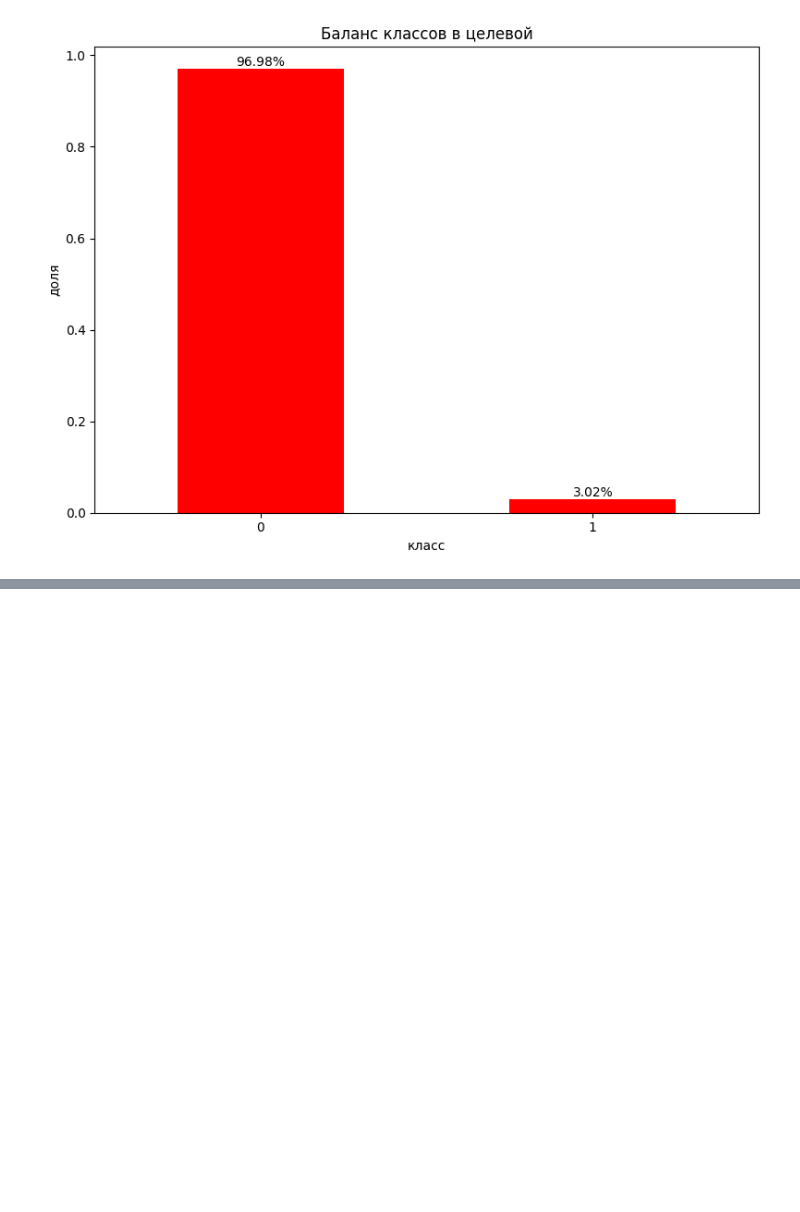
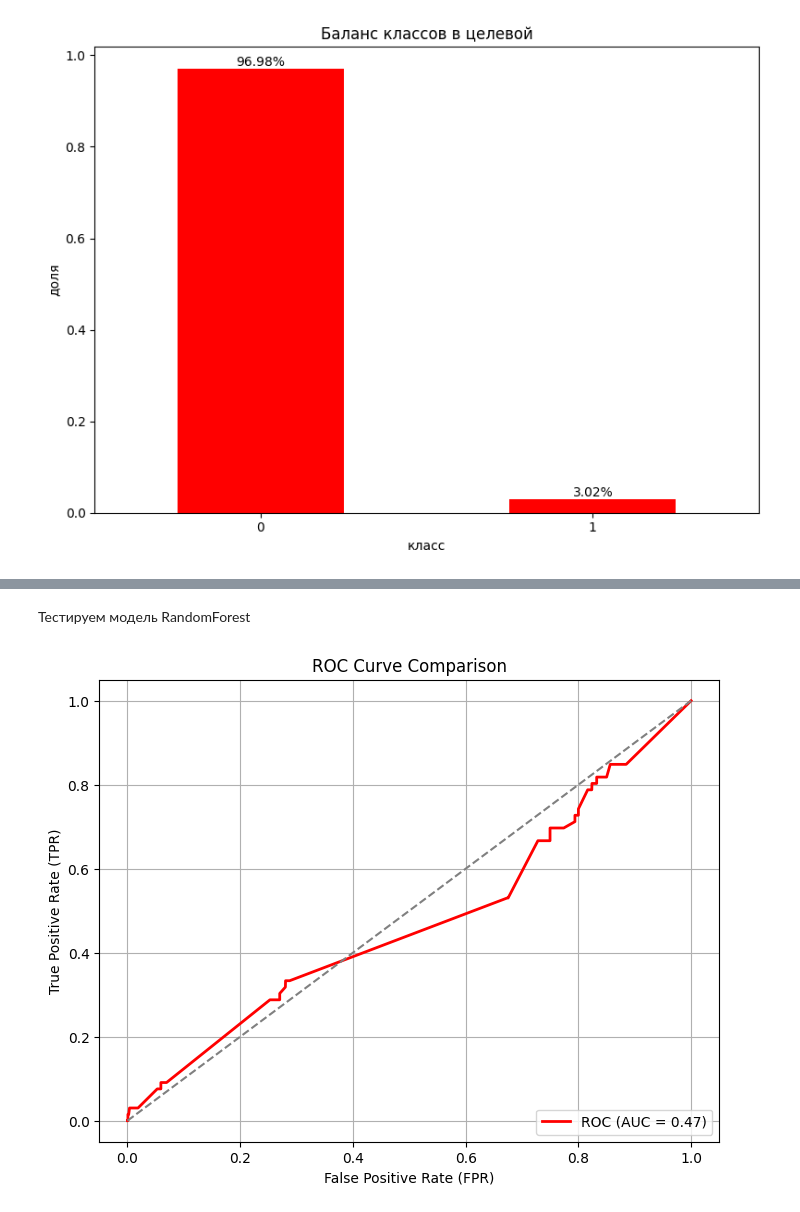
Before and after one commit to pogodaa/second_intensiv_predict_dataset_ot_samolyta, a Jupyter notebook: main.ipynb, the cells around one changed output, grey strips where cells are left out. Cells and saved outputs as stored; diff of their text form; code cells hidden in the pictures; blank space fills up the shorter version.

Commit message:
5.5.2
vrode_gotovo_no_graphik_xz

```diff
--- a/main.ipynb
+++ b/main.ipynb
@@ -346,0 +457,45 @@ SMOTETomek does not accept missing values encoded as NaN natively. For supervise
+# %% [markdown]
+Тестируем модель RandomForest
+# %%
+from sklearn.ensemble import RandomForestClassifier
+from sklearn.pipeline import Pipeline
+from sklearn.metrics import accuracy_score, f1_score, roc_auc_score, roc_curve, classification_report
+
+X_train = X_balanced_train[important_features]
+y_train = y_balanced_train
+X_test = copy_valid_numeric_df.drop(columns=['client_id', 'target'])[important_features]
+y_test = valid_updt['target']
+
+# Пайплайн для RandomForest
+rf_pipeline = Pipeline(steps=[
+    ('classifier', RandomForestClassifier(
+        random_state=42,
+        class_weight='balanced_subsample',
+        max_depth=50,
+        max_features='log2',
+        min_samples_leaf=1,
+        min_samples_split=2,
+        n_estimators=500))
+])
+
+# RandomForest
+rf_pipeline.fit(X_train, y_train)
+y_pred_rf = rf_pipeline.predict(X_test)
+y_pred_rf_prob = rf_pipeline.predict_proba(X_test)[:, 1]
+# %%
+# Предсказания для модели RandomForest
+fpr_reduced, tpr_reduced, _ = roc_curve(y_test, y_pred_rf_prob)
+roc_auc_reduced = roc_auc_score(y_test, y_pred_rf_prob)
+
+# Построение графика
+plt.figure(figsize=(8, 6))
+plt.plot(fpr_reduced, tpr_reduced, color='red', lw=2, label=f'ROC (AUC = {roc_auc_reduced:.2f})')
+plt.plot([0, 1], [0, 1], color='gray', linestyle='--')  # Случайная классификация
+plt.xlabel('False Positive Rate (FPR)')
+plt.ylabel('True Positive Rate (TPR)')
+plt.title('ROC Curve Comparison')
+plt.legend(loc='lower right')
+plt.grid(True)
+plt.show()
+# %% [output]
+[figure, added]
```
Also changed, not shown: parts of 7 cells of this notebook.
